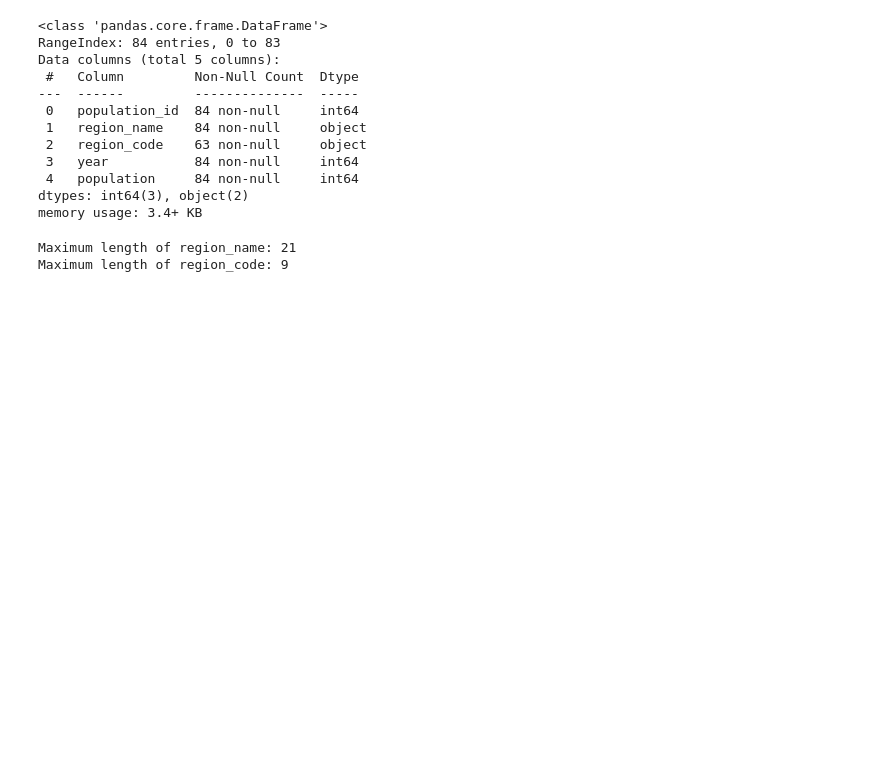
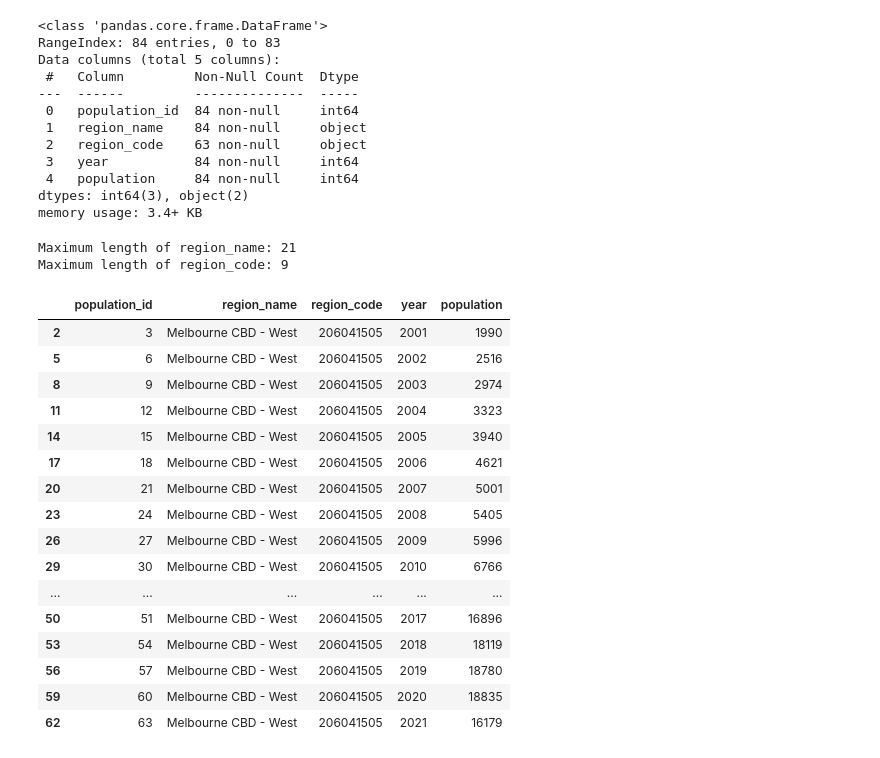
Before and after one commit to Gyoungd/carownership_backend_api, a Jupyter notebook: population.ipynb, the cells around one changed output. Saved outputs shown, nothing was run; the diff lists cells and outputs as text; code cells hidden in the pictures; blank space fills up the shorter version.

```diff
--- a/population.ipynb
+++ b/population.ipynb
@@ -349,6 +349,29 @@ print(f"Maximum length of region_code: {max_region_code_length}")
 # %% [output]
 Maximum length of region_name: 21
 Maximum length of region_code: 9
+# %%
+# Filter out Melbourne CBD - West
+west = df_CBD[df_CBD['region_name'] == 'Melbourne CBD - West']
+
+west
+# %% [output]
+|  | population_id | region_name | region_code | year | population |
+| 2 | 3 | Melbourne CBD - West | 206041505 | 2001 | 1990 |
+| 5 | 6 | Melbourne CBD - West | 206041505 | 2002 | 2516 |
+| 8 | 9 | Melbourne CBD - West | 206041505 | 2003 | 2974 |
+| 11 | 12 | Melbourne CBD - West | 206041505 | 2004 | 3323 |
+| 14 | 15 | Melbourne CBD - West | 206041505 | 2005 | 3940 |
+| 17 | 18 | Melbourne CBD - West | 206041505 | 2006 | 4621 |
+| 20 | 21 | Melbourne CBD - West | 206041505 | 2007 | 5001 |
+| 23 | 24 | Melbourne CBD - West | 206041505 | 2008 | 5405 |
+| 26 | 27 | Melbourne CBD - West | 206041505 | 2009 | 5996 |
+| 29 | 30 | Melbourne CBD - West | 206041505 | 2010 | 6766 |
+| ... | ... | ... | ... | ... | ... |
+| 50 | 51 | Melbourne CBD - West | 206041505 | 2017 | 16896 |
+| 53 | 54 | Melbourne CBD - West | 206041505 | 2018 | 18119 |
+| 56 | 57 | Melbourne CBD - West | 206041505 | 2019 | 18780 |
+| 59 | 60 | Melbourne CBD - West | 206041505 | 2020 | 18835 |
+| 62 | 63 | Melbourne CBD - West | 206041505 | 2021 | 16179 |
 # %%
 # Save the table
 df_CBD.to_csv('population.csv', index=False)
```
Also changed, not shown: 4 other files.
